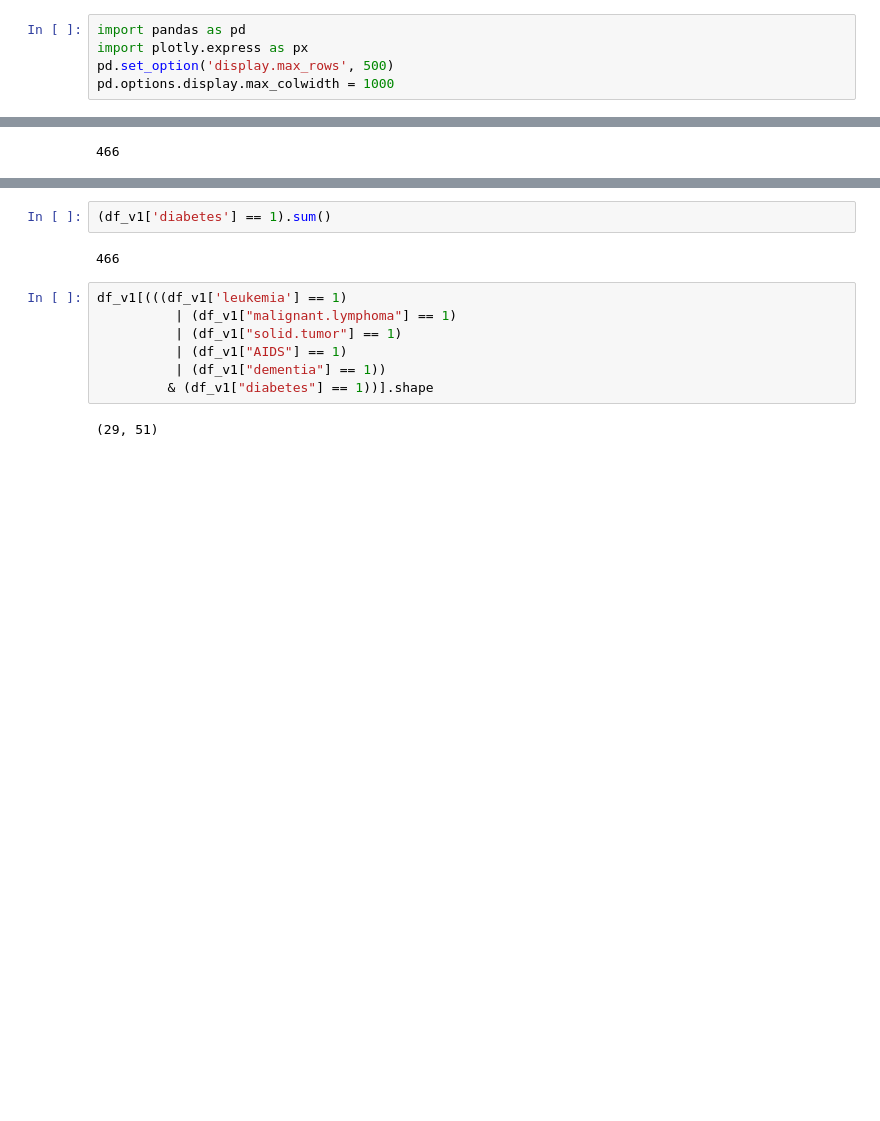
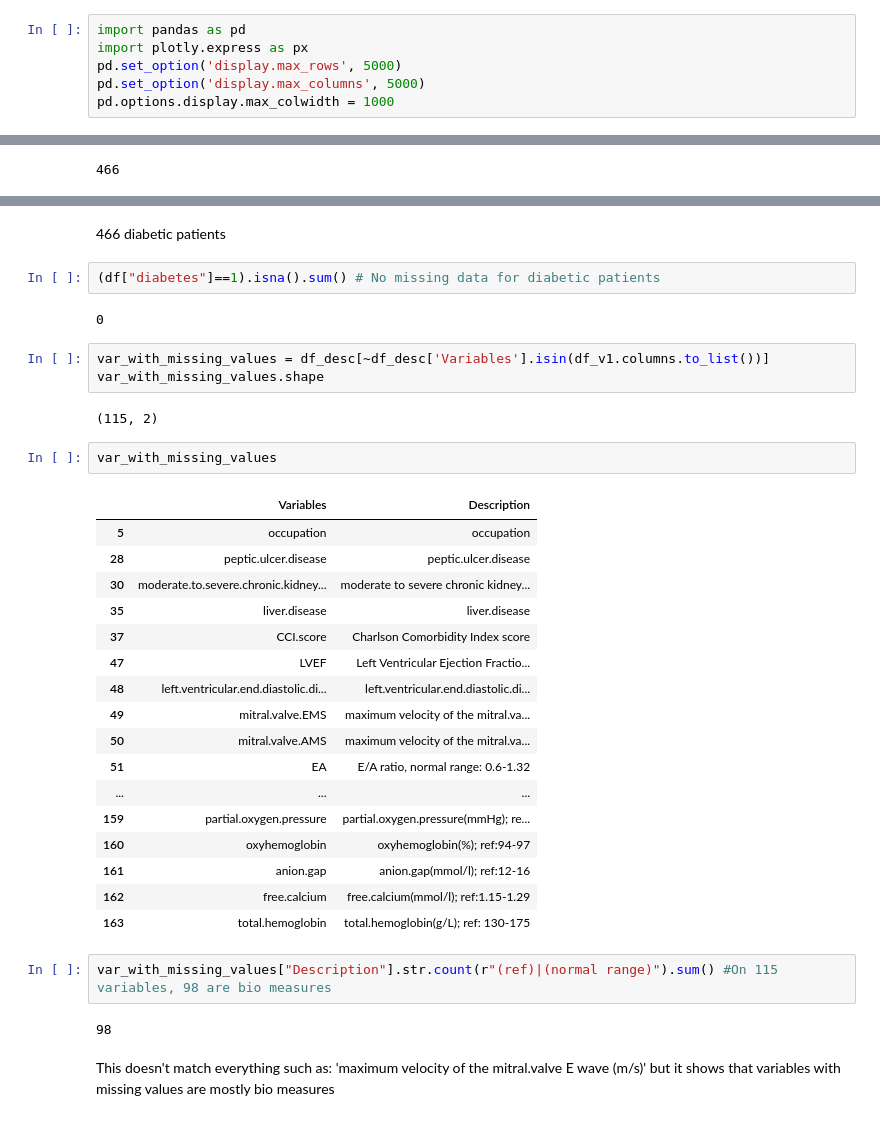
Before and after one commit to victoriafathi/DiabetesFork, a Jupyter notebook: notebooks/electronic_health_data.ipynb, the cells around one changed output, grey strips where cells are left out. Saved outputs shown, nothing was run; the diff lists cells and outputs as text; blank space fills up the shorter version.

Commit message:
data analysis

```diff
--- a/notebooks/electronic_health_data.ipynb
+++ b/notebooks/electronic_health_data.ipynb
@@ -1,7 +1,8 @@
 # %%
 import pandas as pd
 import plotly.express as px
-pd.set_option('display.max_rows', 500)
+pd.set_option('display.max_rows', 5000)
+pd.set_option('display.max_columns', 5000)
 pd.options.display.max_colwidth = 1000
 # %% [markdown]
 # Read csv File
@@ -225,13 +145,38 @@ Should we filter on people with certain conditions because lifestyle therapies w
-# %%
-(df_v1['diabetes'] == 1).sum()
-# %% [output]
-466
-# %%
-df_v1[(((df_v1['leukemia'] == 1)
-          | (df_v1["malignant.lymphoma"] == 1)
-          | (df_v1["solid.tumor"] == 1)
-          | (df_v1["AIDS"] == 1)
-          | (df_v1["dementia"] == 1))
-         & (df_v1["diabetes"] == 1))].shape
-# %% [output]
-(29, 51)
+# %% [markdown]
+466 diabetic patients
+# %%
+(df["diabetes"]==1).isna().sum() # No missing data for diabetic patients
+# %% [output]
+0
+# %%
+var_with_missing_values = df_desc[~df_desc['Variables'].isin(df_v1.columns.to_list())]
+var_with_missing_values.shape
+# %% [output]
+(115, 2)
+# %%
+var_with_missing_values
+# %% [output]
+|  | Variables | Description |
+| 5 | occupation | occupation |
+| 28 | peptic.ulcer.disease | peptic.ulcer.disease |
+| 30 | moderate.to.severe.chronic.kidney... | moderate to severe chronic kidney... |
+| 35 | liver.disease | liver.disease |
+| 37 | CCI.score | Charlson Comorbidity Index score |
+| 47 | LVEF | Left Ventricular Ejection Fractio... |
+| 48 | left.ventricular.end.diastolic.di... | left.ventricular.end.diastolic.di... |
+| 49 | mitral.valve.EMS | maximum velocity of the mitral.va... |
+| 50 | mitral.valve.AMS | maximum velocity of the mitral.va... |
+| 51 | EA | E/A ratio, normal range: 0.6-1.32 |
+| ... | ... | ... |
+| 159 | partial.oxygen.pressure | partial.oxygen.pressure(mmHg); re... |
+| 160 | oxyhemoglobin | oxyhemoglobin(%); ref:94-97 |
+| 161 | anion.gap | anion.gap(mmol/l); ref:12-16 |
+| 162 | free.calcium | free.calcium(mmol/l); ref:1.15-1.29 |
+| 163 | total.hemoglobin | total.hemoglobin(g/L); ref: 130-175 |
+# %%
+var_with_missing_values["Description"].str.count(r"(ref)|(normal range)").sum() #On 115 variables, 98 are bio measures
+# %% [output]
+98
+# %% [markdown]
+This doesn't match everything such as: 'maximum velocity of the mitral.valve E wave (m/s)'
+but it shows that variables with missing values are mostly bio measures
```
Also changed, not shown: parts of 20 cells of this notebook, 1 other file.
